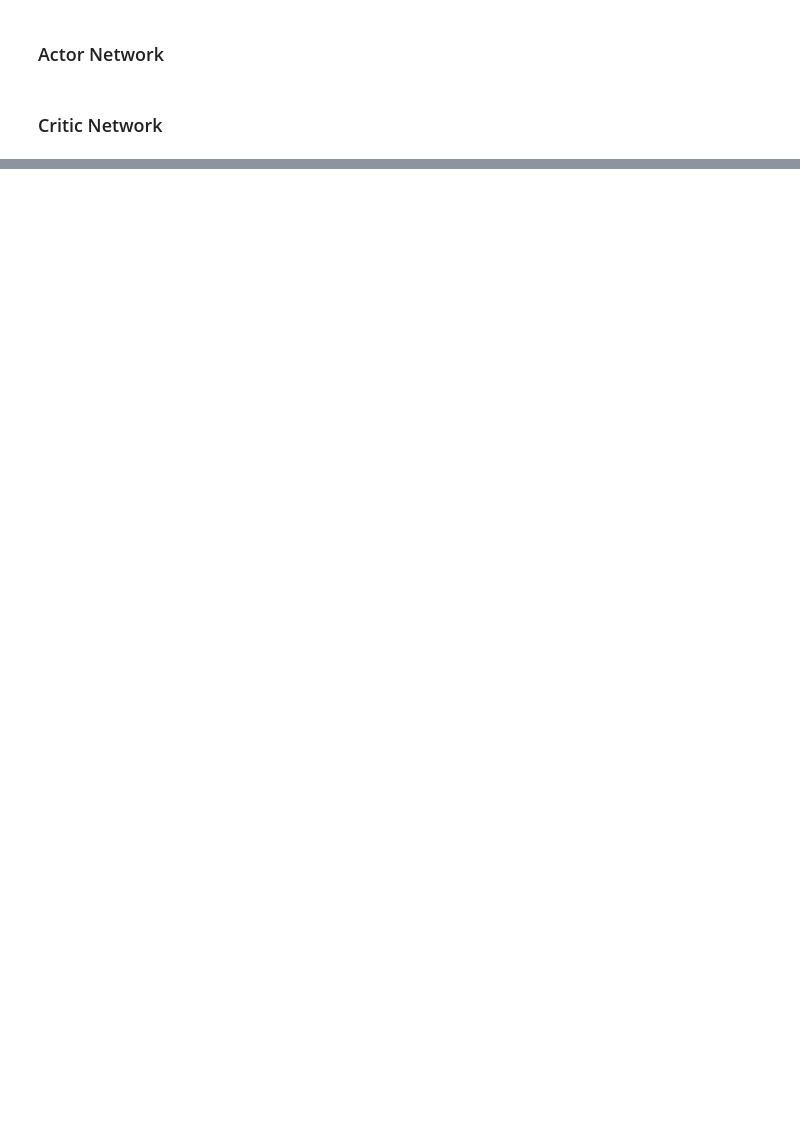
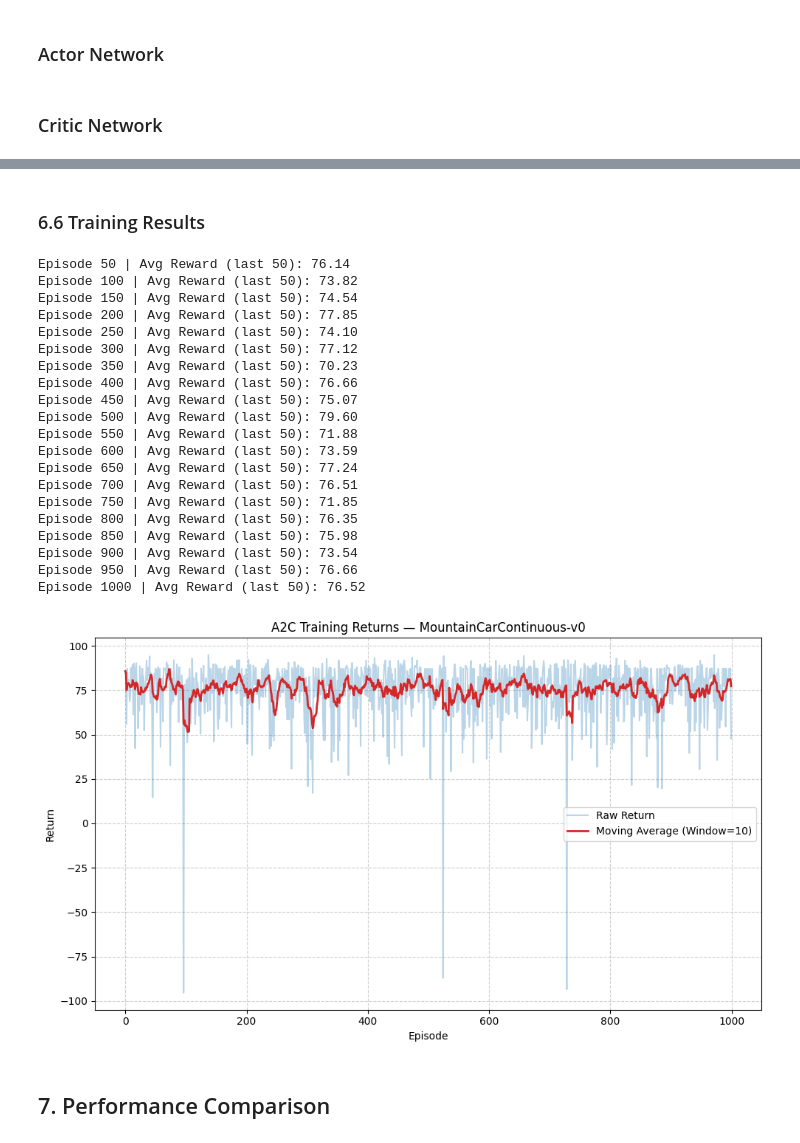
Before and after one commit to Kwakye-Emmanuel/DRL_TeamProject, a Jupyter notebook: DRL_Project_Team4.ipynb, the cells around one changed output, grey strips where cells are left out. Cells and saved outputs as stored; diff of their text form; code cells hidden in the pictures; blank space fills up the shorter version.

```diff
--- a/DRL_Project_Team4.ipynb
+++ b/DRL_Project_Team4.ipynb
@@ -413,0 +512,31 @@ Episode 500 | Avg Reward (last 50): 72.23
+# %% [markdown]
+### 6.6 Training Results
+# %%
+a2c_rewards = train_a2c(env, agent, NUM_EPISODES, N_STEPS)
+plot_returns(a2c_rewards,
+             title='A2C Training Returns — MountainCarContinuous-v0',
+             window_size=10)
+# %% [output]
+Episode 50 | Avg Reward (last 50): 76.14
+Episode 100 | Avg Reward (last 50): 73.82
+Episode 150 | Avg Reward (last 50): 74.54
+Episode 200 | Avg Reward (last 50): 77.85
+Episode 250 | Avg Reward (last 50): 74.10
+Episode 300 | Avg Reward (last 50): 77.12
+Episode 350 | Avg Reward (last 50): 70.23
+Episode 400 | Avg Reward (last 50): 76.66
+Episode 450 | Avg Reward (last 50): 75.07
+Episode 500 | Avg Reward (last 50): 79.60
+Episode 550 | Avg Reward (last 50): 71.88
+Episode 600 | Avg Reward (last 50): 73.59
+Episode 650 | Avg Reward (last 50): 77.24
+Episode 700 | Avg Reward (last 50): 76.51
+Episode 750 | Avg Reward (last 50): 71.85
+Episode 800 | Avg Reward (last 50): 76.35
+Episode 850 | Avg Reward (last 50): 75.98
+Episode 900 | Avg Reward (last 50): 73.54
+Episode 950 | Avg Reward (last 50): 76.66
+Episode 1000 | Avg Reward (last 50): 76.52
+[figure, added]
+# %% [markdown]
+## 7. Performance Comparison
```
Also changed, not shown: parts of 30 cells of this notebook.
